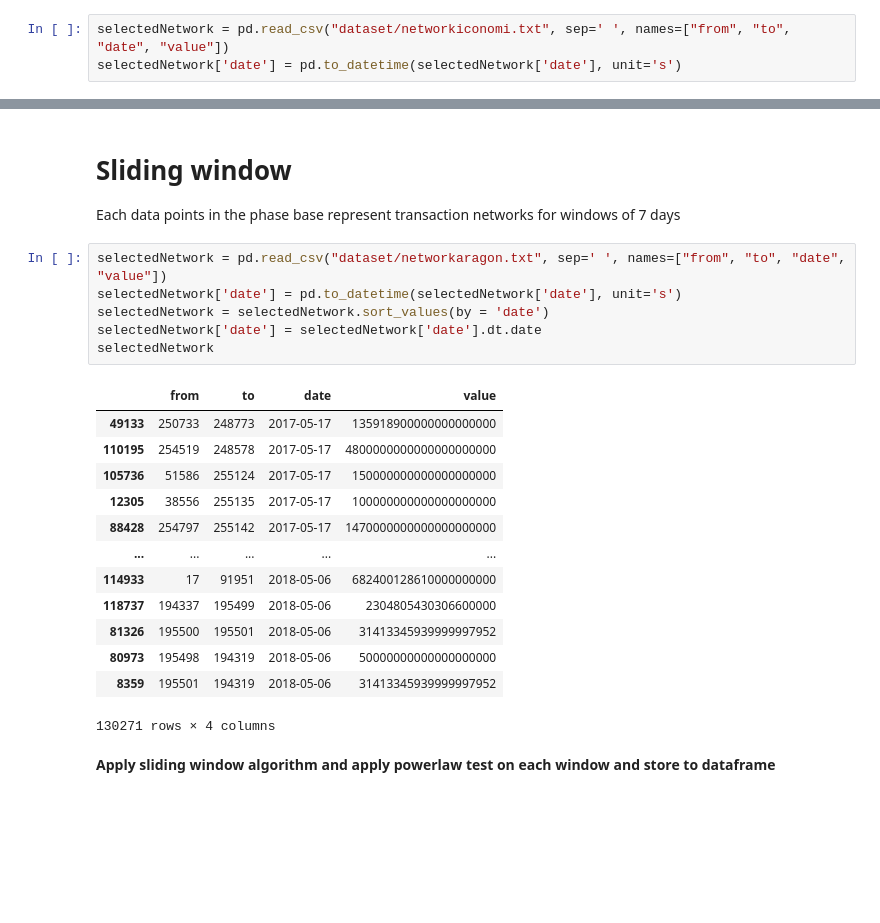
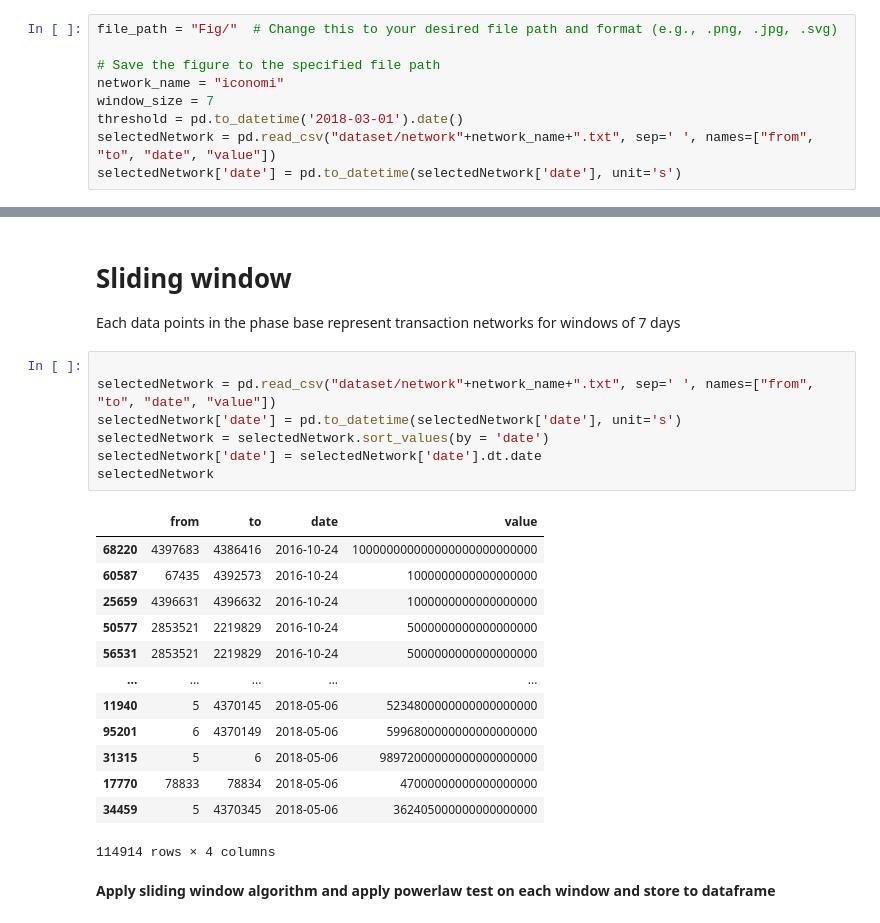
Before and after one commit to cakcora/GraphTransport, a Jupyter notebook: PowerLawUti.ipynb, the cells around one changed output, grey strips where cells are left out. Saved outputs shown, nothing was run; the diff lists cells and outputs as text; blank space fills up the shorter version.

```diff
--- a/PowerLawUti.ipynb
+++ b/PowerLawUti.ipynb
@@ -19,7 +24,13 @@ warnings.filterwarnings("ignore")
 # %% [markdown]
 # Powerlaw test for network
 # %%
-selectedNetwork = pd.read_csv("dataset/networkiconomi.txt", sep=' ', names=["from", "to", "date", "value"])
+file_path = "Fig/"  # Change this to your desired file path and format (e.g., .png, .jpg, .svg)
+
+# Save the figure to the specified file path
+network_name = "iconomi"
+window_size = 7
+threshold = pd.to_datetime('2018-03-01').date()
+selectedNetwork = pd.read_csv("dataset/network"+network_name+".txt", sep=' ', names=["from", "to", "date", "value"])
 selectedNetwork['date'] = pd.to_datetime(selectedNetwork['date'], unit='s')
 # %%
 selectedNetwork
@@ -373,25 +393,26 @@ fig.show()
 # Sliding window
 Each data points in the phase base represent transaction networks for windows of 7 days
 # %%
-selectedNetwork = pd.read_csv("dataset/networkaragon.txt", sep=' ', names=["from", "to", "date", "value"])
+
+selectedNetwork = pd.read_csv("dataset/network"+network_name+".txt", sep=' ', names=["from", "to", "date", "value"])
 selectedNetwork['date'] = pd.to_datetime(selectedNetwork['date'], unit='s')
 selectedNetwork = selectedNetwork.sort_values(by = 'date')
 selectedNetwork['date'] = selectedNetwork['date'].dt.date
 selectedNetwork
 # %% [output]
 |  | from | to | date | value |
-| 49133 | 250733 | 248773 | 2017-05-17 | 135918900000000000000 |
-| 110195 | 254519 | 248578 | 2017-05-17 | 4800000000000000000000 |
-| 105736 | 51586 | 255124 | 2017-05-17 | 150000000000000000000 |
-| 12305 | 38556 | 255135 | 2017-05-17 | 100000000000000000000 |
-| 88428 | 254797 | 255142 | 2017-05-17 | 1470000000000000000000 |
+| 68220 | 4397683 | 4386416 | 2016-10-24 | 100000000000000000000000000 |
+| 60587 | 67435 | 4392573 | 2016-10-24 | 1000000000000000000 |
+| 25659 | 4396631 | 4396632 | 2016-10-24 | 1000000000000000000 |
+| 50577 | 2853521 | 2219829 | 2016-10-24 | 5000000000000000000 |
+| 56531 | 2853521 | 2219829 | 2016-10-24 | 5000000000000000000 |
 | ... | ... | ... | ... | ... |
-| 114933 | 17 | 91951 | 2018-05-06 | 682400128610000000000 |
-| 118737 | 194337 | 195499 | 2018-05-06 | 2304805430306600000 |
-| 81326 | 195500 | 195501 | 2018-05-06 | 31413345939999997952 |
-| 80973 | 195498 | 194319 | 2018-05-06 | 50000000000000000000 |
-| 8359 | 195501 | 194319 | 2018-05-06 | 31413345939999997952 |
+| 11940 | 5 | 4370145 | 2018-05-06 | 5234800000000000000000 |
+| 95201 | 6 | 4370149 | 2018-05-06 | 5996800000000000000000 |
+| 31315 | 5 | 6 | 2018-05-06 | 98972000000000000000000 |
+| 17770 | 78833 | 78834 | 2018-05-06 | 47000000000000000000 |
+| 34459 | 5 | 4370345 | 2018-05-06 | 362405000000000000000 |
-130271 rows × 4 columns
+114914 rows × 4 columns
 # %% [markdown]
 **Apply sliding window algorithm and apply powerlaw test on each window and store to dataframe**
 # %%
```
Also changed, not shown: parts of 35 cells of this notebook, 2 other files.
